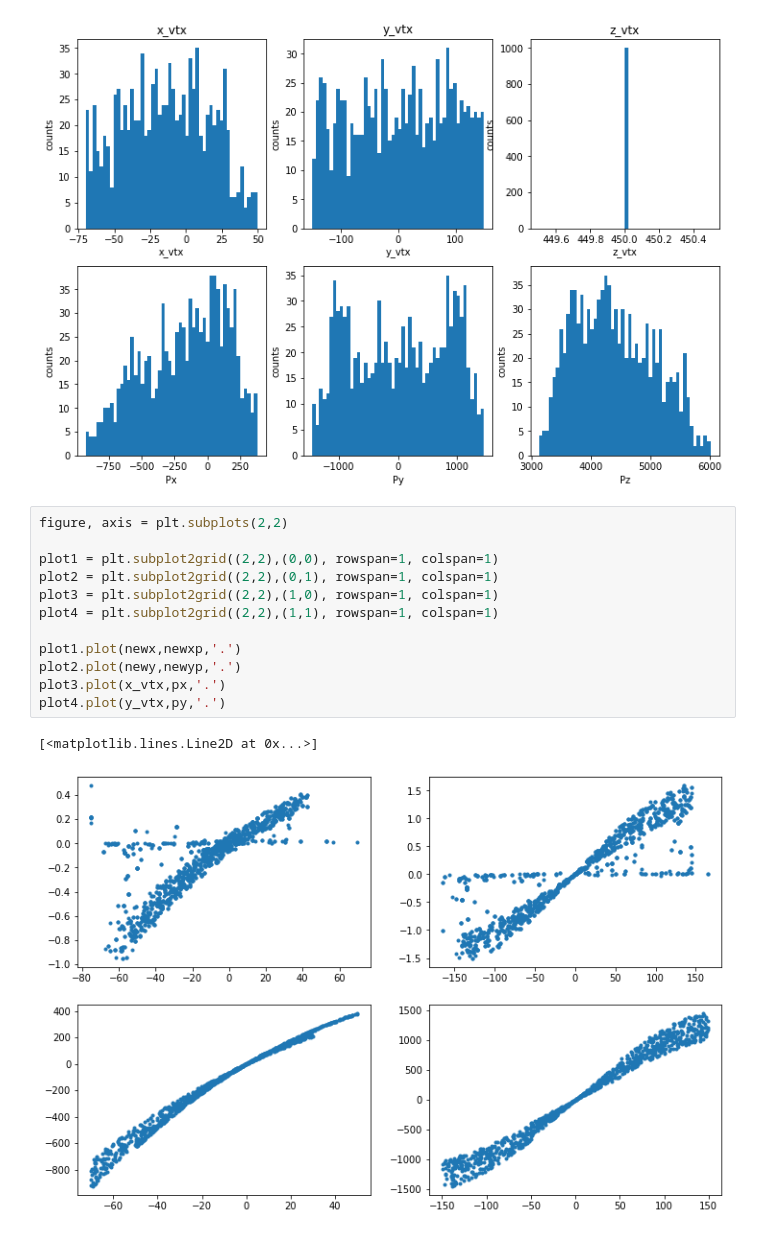
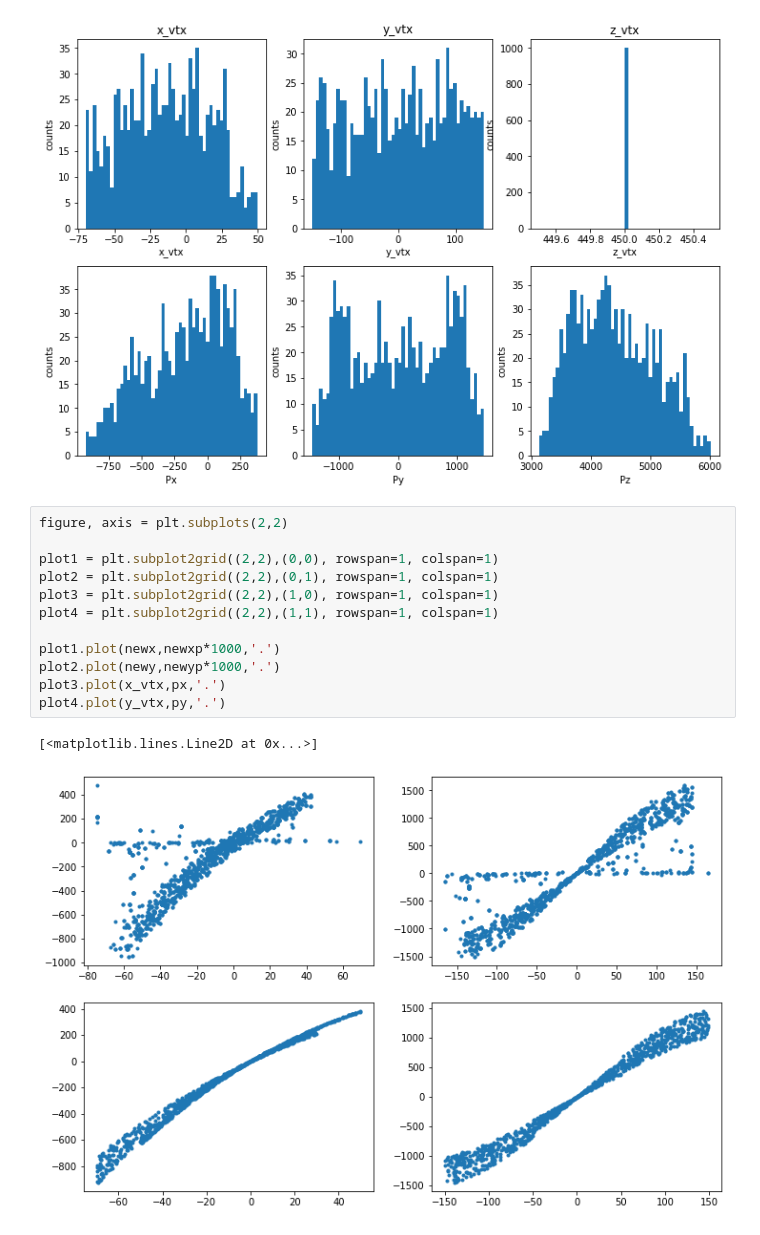
Before and after one commit to chapatilasers/AnaBarMC, a Jupyter notebook: macros/ToyModel.ipynb, the cells around one changed output. Saved outputs shown, nothing was run; the diff lists cells and outputs as text.

```diff
--- a/macros/ToyModel.ipynb
+++ b/macros/ToyModel.ipynb
@@ -366,15 +366,15 @@ Text(0, 0.5, 'counts')
 # %%
 figure, axis = plt.subplots(2,2)
 
 plot1 = plt.subplot2grid((2,2),(0,0), rowspan=1, colspan=1)
 plot2 = plt.subplot2grid((2,2),(0,1), rowspan=1, colspan=1)
 plot3 = plt.subplot2grid((2,2),(1,0), rowspan=1, colspan=1)
 plot4 = plt.subplot2grid((2,2),(1,1), rowspan=1, colspan=1)
 
-plot1.plot(newx,newxp,'.')
-plot2.plot(newy,newyp,'.')
+plot1.plot(newx,newxp*1000,'.')
+plot2.plot(newy,newyp*1000,'.')
 plot3.plot(x_vtx,px,'.')
 plot4.plot(y_vtx,py,'.')
 # %% [output]
 [<matplotlib.lines.Line2D at 0x...>]
-[figure, old version]
+[figure, new version]
```
